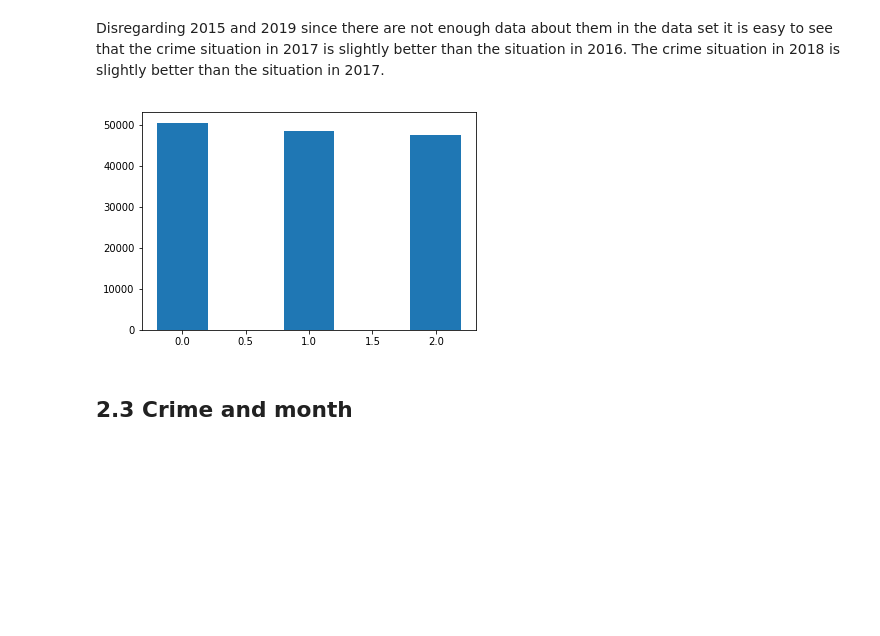
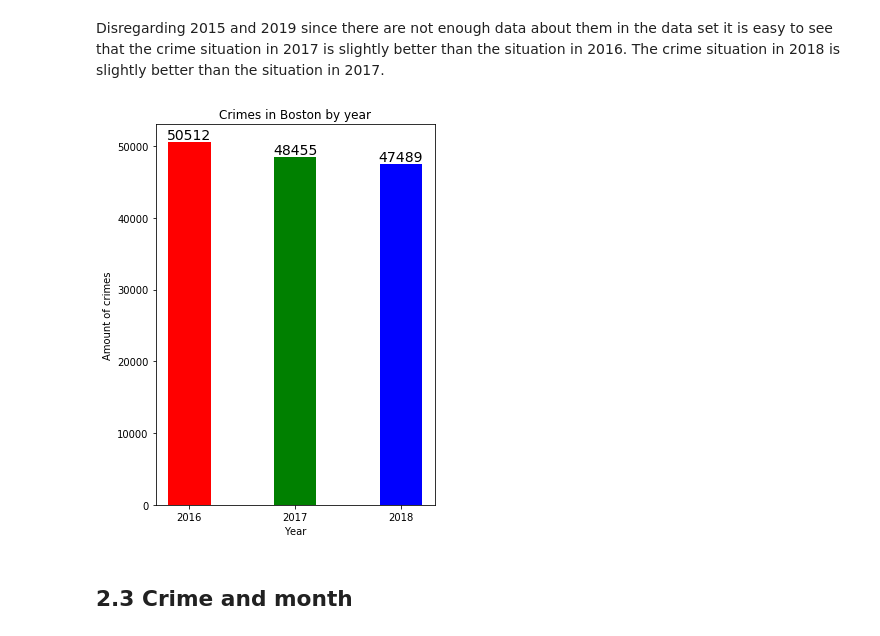
Before and after one commit to iajoiner/boston-crime, a Jupyter notebook: Boston Crime.ipynb, the cells around one changed output. Saved outputs shown, nothing was run; the diff lists cells and outputs as text; code cells hidden in the pictures; blank space fills up the shorter version.

```diff
--- a/Boston Crime.ipynb
+++ b/Boston Crime.ipynb
@@ -304,11 +309,21 @@ df_year
 Disregarding 2015 and 2019 since there are not enough data about them in the data set it is easy to see that the crime situation in 2017 is slightly better than the situation in 2016. The crime situation in 2018 is slightly better than the situation in 2017.
 # %%
 df_year.drop(labels = [2015,2019], inplace = True)
-# %%
-ind = np.arange(3)
-p2 = plt.bar(ind, df_year['counts'], width = 0.4)
-# %% [output]
-[figure, removed]
+# %%
+fig2 = plt.figure(figsize = (5,7))
+ind2 = np.arange(3)
+ax2 = plt.subplot(111)
+rects = ax2.bar(ind2, df_year['counts'], width = 0.4, color = ['red','green','blue'])
+ax2.set_xticks(ind2)
+ax2.set_xticklabels([2016,2017,2018])
+ax2.set_xlabel('Year')
+ax2.set_ylabel('Amount of crimes')
+ax2.set_title('Crimes in Boston by year')
+for rect in rects:
+    height = rect.get_height()
+    ax2.text(rect.get_x() - 0.01, 1.01 * height, height, fontsize = 14)
+# %% [output]
+[figure, added]
 # %% [markdown]
 <a id = 'month'></a>
 ## 2.3 Crime and month
```
Also changed, not shown: parts of 1 cell of this notebook.
